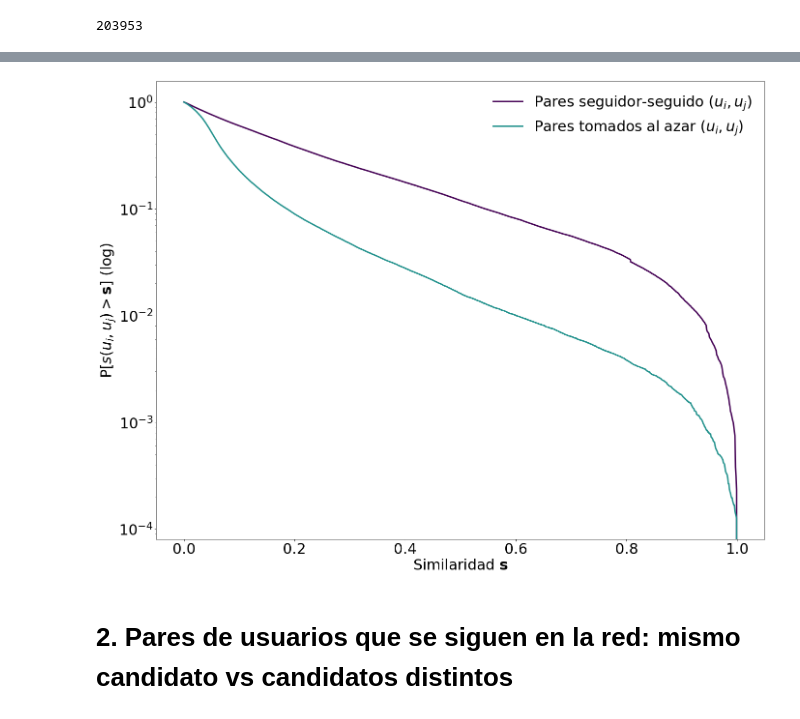
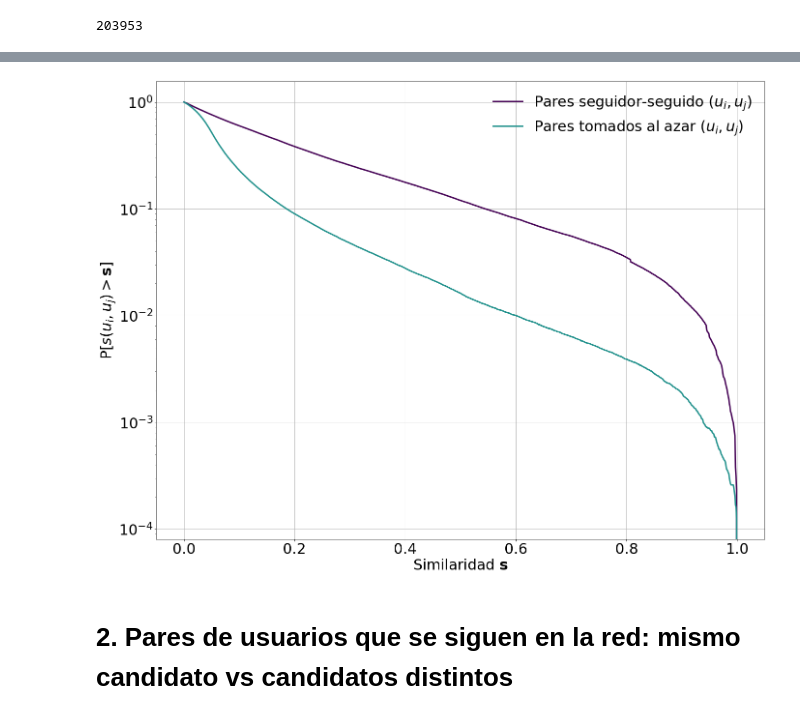
Before and after one commit to CoNexDat/twitter-topics, a Jupyter notebook: 03 Homofilia tematica.ipynb, the cells around one changed output, grey strips where cells are left out. Drawn from its saved outputs; the diff is of its cells as text; code cells hidden in the pictures.

```diff
--- a/03 Homofilia tematica.ipynb
+++ b/03 Homofilia tematica.ipynb
@@ -219,30 +219,31 @@ ran = gr_random["similaridad"].values
 # %%
 # ECDF
 plt.figure(figsize=(6,6))
 plt.rcParams.update({'font.size': 30})
 
 ax = plt.axes()
 ax.set_prop_cycle('color',[paleta(i) for i in np.linspace(0, 1, 3)])
 
 ax1=subplot()
 ecdf = sm.distributions.ECDF(sim)
 ecdf2 = sm.distributions.ECDF(ran)
 
 x = np.linspace(0, 1, 1000)
 y = 1-ecdf(x)
 y2 = 1-ecdf2(x)
 ax1.plot(x, y, label="Pares seguidor-seguido $(u_{i},u_{j})$", linewidth=3)
 ax1.plot(x, y2, label="Pares tomados al azar $(u_{i},u_{j})$", linewidth=3)
 plt.legend(frameon=False)
 plt.yscale('log')
 plt.xlabel("Similaridad $\\bf{s}$")
-plt.ylabel("P[$s(u_{i},u_{j}) > \\bf{s}$] (log)")
+plt.ylabel("P[$s(u_{i},u_{j}) > \\bf{s}$]")
+plt.grid()
 figure = plt.gcf()
 figure.set_size_inches(20, 15)
 plt.tight_layout()
 plt.show()
 # %% [output]
-[figure, old version]
+[figure, new version]
 # %% [markdown]
 # 2. Pares de usuarios que se siguen en la red: mismo candidato vs candidatos distintos
 # %%
```
Also changed, not shown: parts of 4 cells of this notebook.
